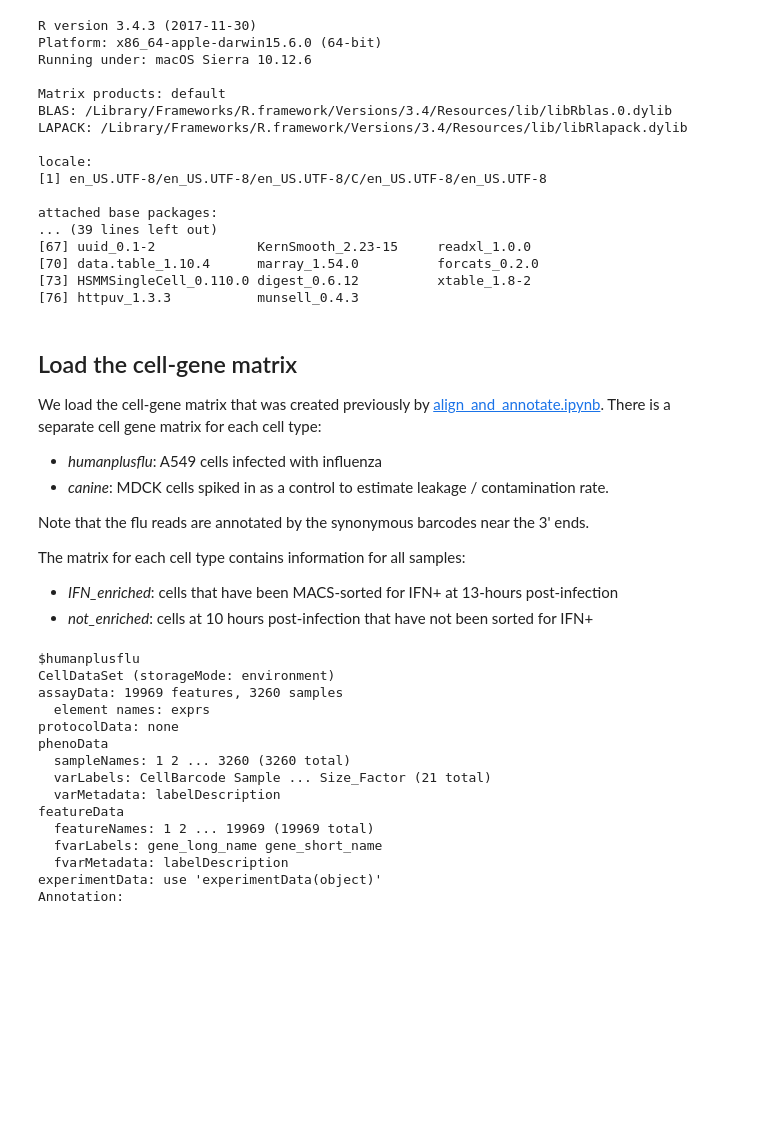
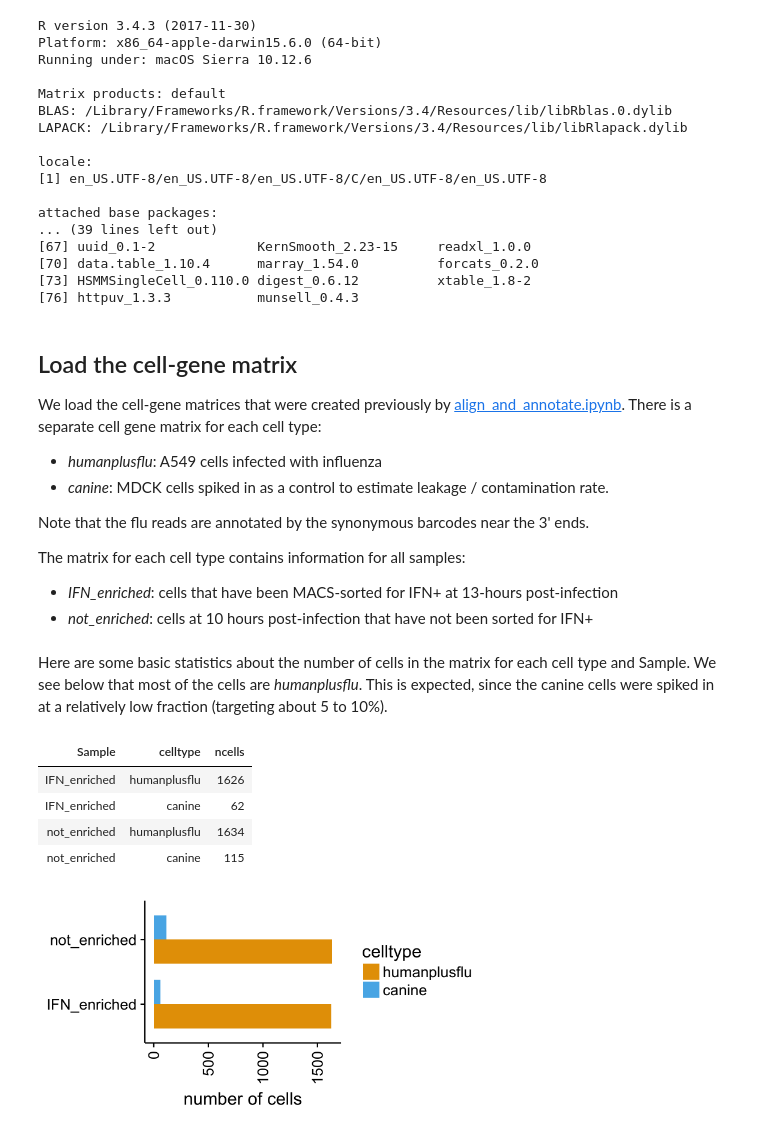
Before and after one commit to jbloomlab/IFNsorted_flu_single_cell, a Jupyter notebook: monocle_analysis.ipynb, the cells around one changed output. Drawn from its saved outputs; the diff is of its cells as text; code cells hidden in the pictures; blank space fills up the shorter version.

Commit message:
basic statistics on number of cells

```diff
--- a/monocle_analysis.ipynb
+++ b/monocle_analysis.ipynb
@@ -85,7 +85,7 @@ attached base packages:
 [76] httpuv_1.3.3           munsell_0.4.3
 # %% [markdown]
 ## Load the cell-gene matrix
-We load the cell-gene matrix that was created previously by [align_and_annotate.ipynb](align_and_annotate.ipynb).
+We load the cell-gene matrices that were created previously by [align_and_annotate.ipynb](align_and_annotate.ipynb).
 There is a separate cell gene matrix for each cell type:
   - *humanplusflu*: A549 cells infected with influenza
   - *canine*: MDCK cells spiked in as a control to estimate leakage / contamination rate.
@@ -124,21 +124,38 @@ cells <- lapply(
       )
     }
   )
-# %%
-cells['humanplusflu']
-# %% [output]
-$humanplusflu
-CellDataSet (storageMode: environment)
-assayData: 19969 features, 3260 samples
-  element names: exprs
-protocolData: none
-phenoData
-  sampleNames: 1 2 ... 3260 (3260 total)
-  varLabels: CellBarcode Sample ... Size_Factor (21 total)
-  varMetadata: labelDescription
-featureData
-  featureNames: 1 2 ... 19969 (19969 total)
-  fvarLabels: gene_long_name gene_short_name
-  fvarMetadata: labelDescription
-experimentData: use 'experimentData(object)'
-Annotation:
+# %% [markdown]
+Here are some basic statistics about the number of cells in the matrix for each cell type and Sample.
+We see below that most of the cells are *humanplusflu*.
+This is expected, since the canine cells were spiked in at a relatively low fraction (targeting about 5 to 10%).
+# %%
+# get and show number of cells for each sample and celltype
+t.ncells <- lapply(
+    celltypes,
+    function (celltype) {pData(cells[[celltype]]) %>% mutate(celltype=celltype)}
+    ) %>%
+  bind_rows %>%
+  transform(Sample=factor(Sample, samples), celltype=factor(celltype, celltypes)) %>%
+  arrange(Sample, celltype) %>%
+  group_by(Sample, celltype) %>%
+  summarize(ncells=n())
+
+t.ncells
+
+# plot number of cells
+p.ncells <- ggplot(t.ncells, aes(Sample, y=ncells, x=Sample, fill=celltype)) +
+  geom_bar(width=0.75, position="dodge", stat="identity") +
+  scale_y_continuous(name="number of cells") +
+  scale_x_discrete(name=NULL) +
+  theme(axis.text.x=element_text(angle=90, hjust=1, vjust=0.5)) +
+  coord_flip() +
+  scale_fill_manual(values=tail(cbbPalette, -1))
+
+saveShowPlot(p.ncells, width=5, height=2.5)
+# %% [output]
+| Sample | celltype | ncells |
+| IFN_enriched | humanplusflu | 1626 |
+| IFN_enriched | canine | 62 |
+| not_enriched | humanplusflu | 1634 |
+| not_enriched | canine | 115 |
+[figure, added]
```
Also changed, not shown: parts of 1 cell of this notebook.
